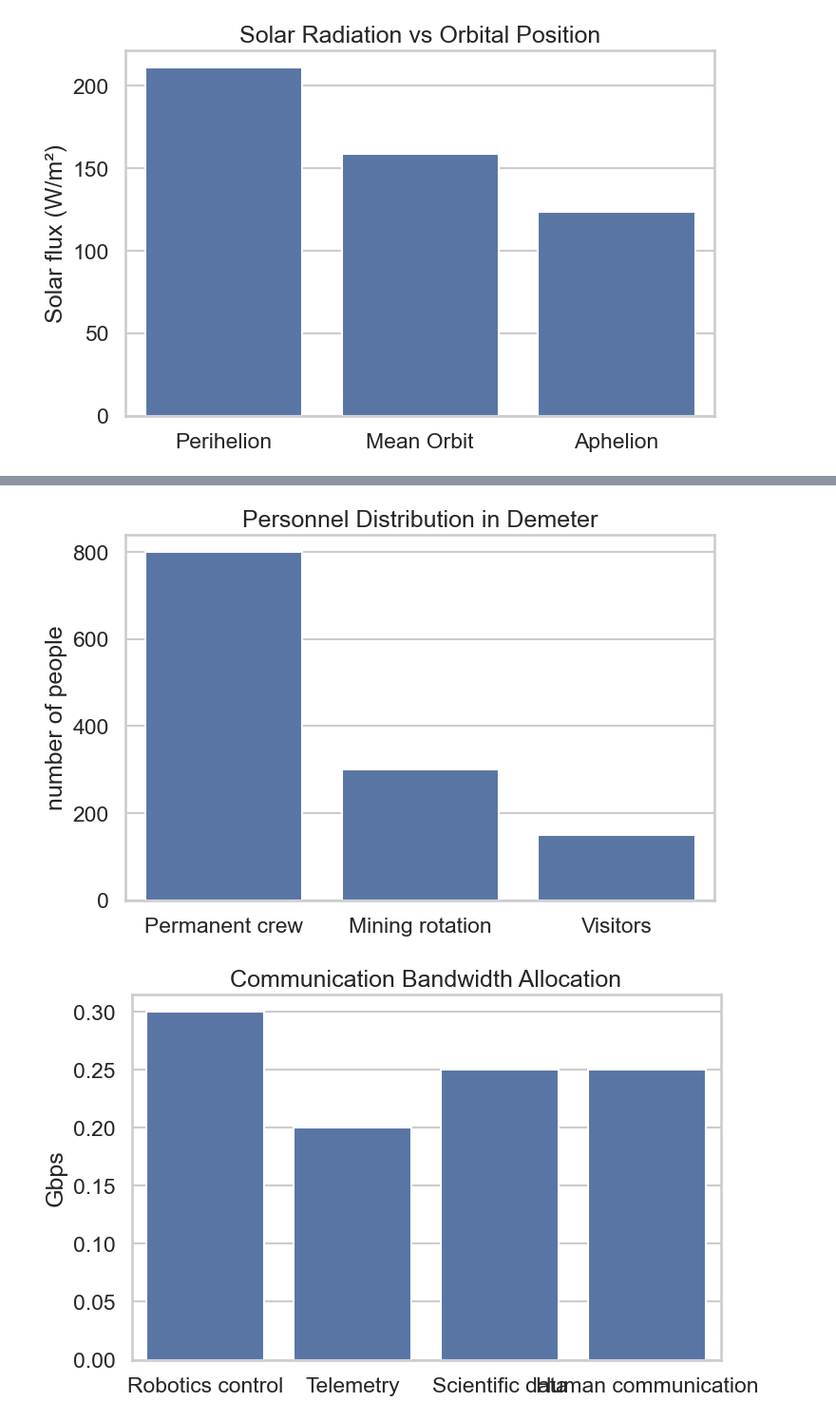
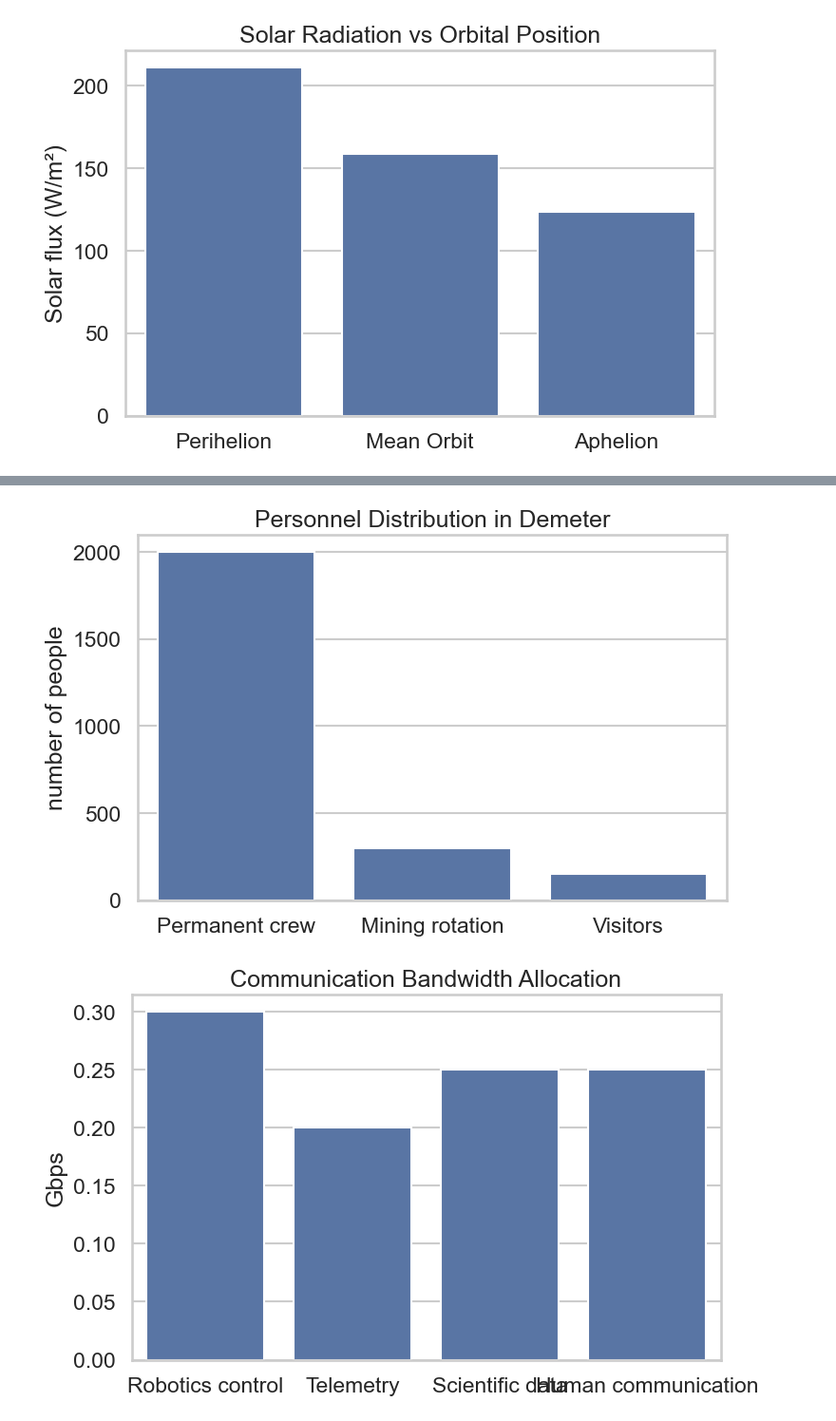
Before and after one commit to DomiStjls/FI-YD, a Jupyter notebook: notebooks/visual.ipynb, the cells around one changed output, grey strips where cells are left out. Shown at 95% size. Drawn from its saved outputs; the diff is of its cells as text; code cells hidden in the pictures.

Commit message:
visual update

```diff
--- a/notebooks/visual.ipynb
+++ b/notebooks/visual.ipynb
@@ -59,17 +31,17 @@ plt.show()
 # %%
 people = pd.DataFrame({
 "group":["Permanent crew","Mining rotation","Visitors"],
-"persons":[800,300,150]# TODO вот сюда надо пропускную способность
+"persons":[2000,300,150]# TODO вот сюда надо пропускную способность
 })
 
 plt.figure(figsize=(8,5))
 sns.barplot(data=people,x="group",y="persons")
 plt.title("Personnel Distribution in Demeter")
 plt.ylabel("number of people")
 plt.xlabel("")
 plt.show()
 # %% [output]
-[figure, old version]
+[figure, new version]
 # %%
 bandwidth = pd.DataFrame({
 "system":["Robotics control","Telemetry","Scientific data","Human communication"],
```
Also changed, not shown: parts of 18 cells of this notebook.
